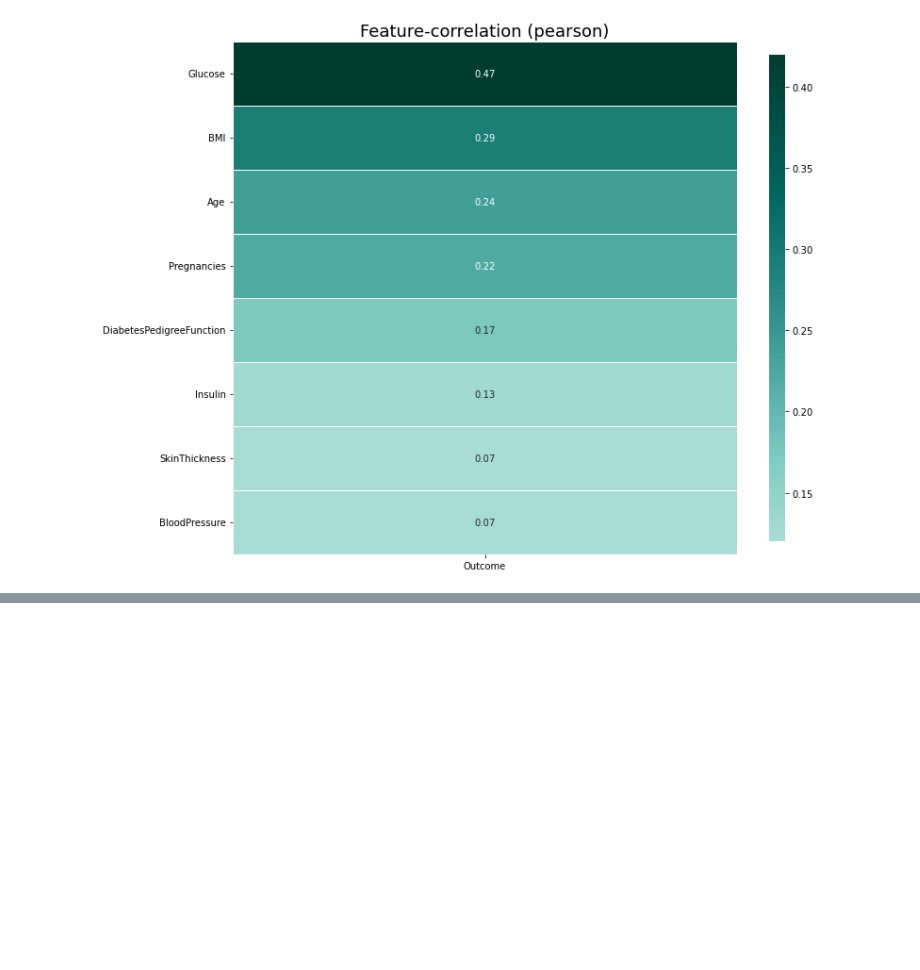
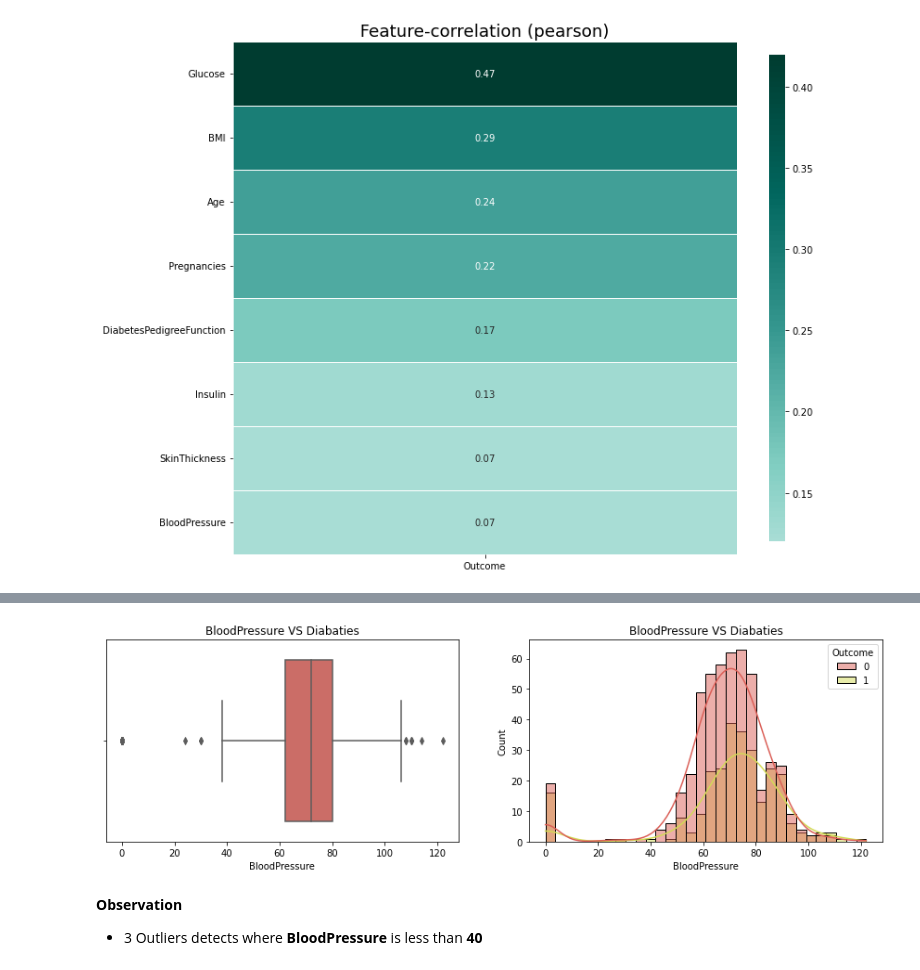
Before and after one commit to Sialsanwal/Data-Science, a Jupyter notebook: Diabaties EDA.ipynb, the cells around one changed output, grey strips where cells are left out. Drawn from its saved outputs; the diff is of its cells as text; code cells hidden in the pictures; blank space fills up the shorter version.

```diff
--- a/Diabaties EDA.ipynb
+++ b/Diabaties EDA.ipynb
@@ -284,0 +198,17 @@ plt.show()
+# %%
+fig = plt.figure(figsize=[15,4])
+
+plt.subplot(1,2,1)
+sns.boxplot(x='BloodPressure', data=df)
+plt.title("BloodPressure VS Diabaties")
+
+plt.subplot(1,2,2)
+sns.histplot(data=df, hue='Outcome', x="BloodPressure",kde=True)
+plt.title("BloodPressure VS Diabaties")
+
+plt.show()
+# %% [output]
+[figure, added]
+# %% [markdown]
+**Observation**
+- 3 Outliers detects where **BloodPressure** is less than **40**
```
Also changed, not shown: parts of 33 cells of this notebook.
